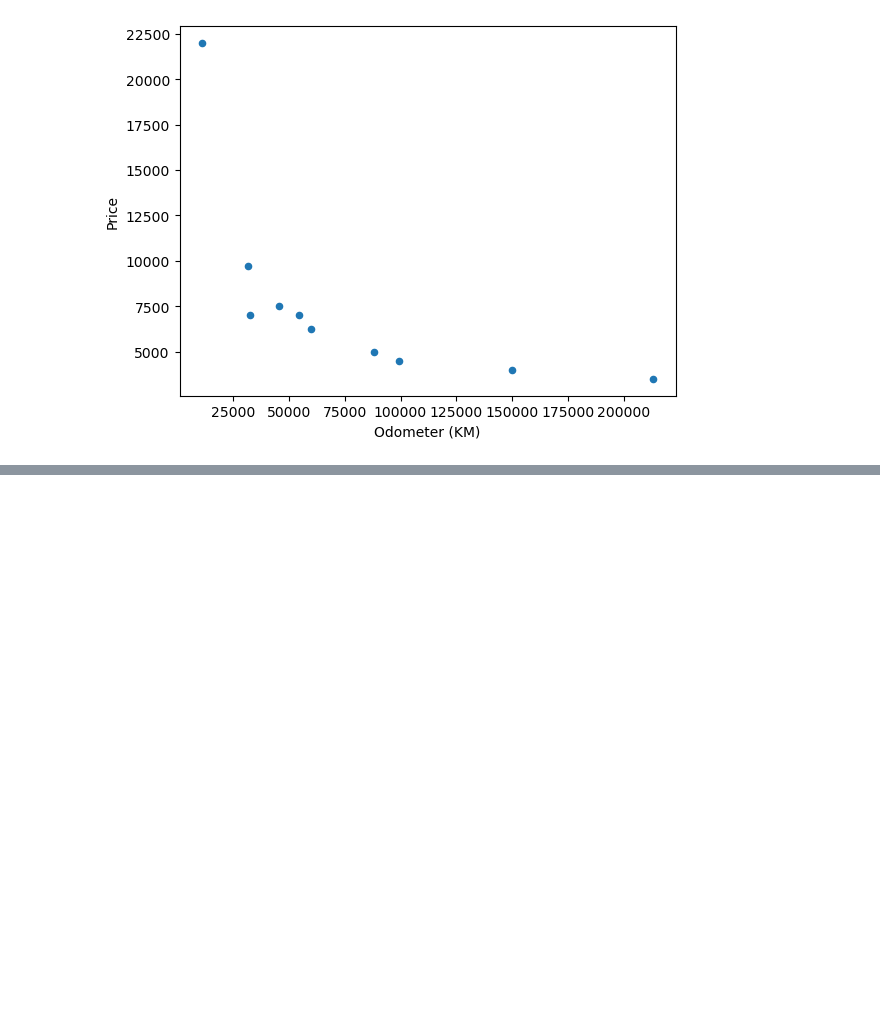
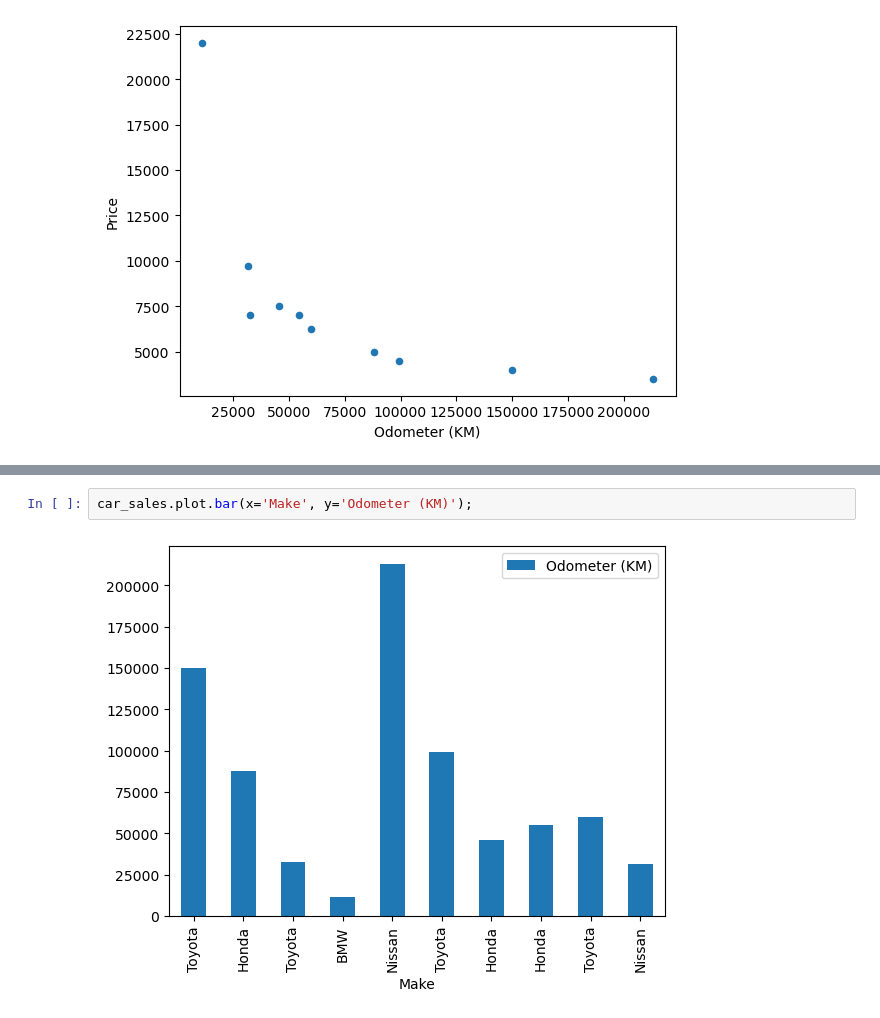
Before and after one commit to mebestaca/Path-to-Machine-Learning, a Jupyter notebook: Introduction to Matplotlib/Introduction to Matplotlib.ipynb, the cells around one changed output, grey strips where cells are left out. Drawn from its saved outputs; the diff is of its cells as text; blank space fills up the shorter version.

```diff
--- a/Introduction to Matplotlib/Introduction to Matplotlib.ipynb
+++ b/Introduction to Matplotlib/Introduction to Matplotlib.ipynb
@@ -265,0 +322,4 @@ car_sales.plot(x="Odometer (KM)", y="Price", kind="scatter")
+# %%
+car_sales.plot.bar(x='Make', y='Odometer (KM)');
+# %% [output]
+[figure, added]
```
Also changed, not shown: parts of 8 cells of this notebook.
